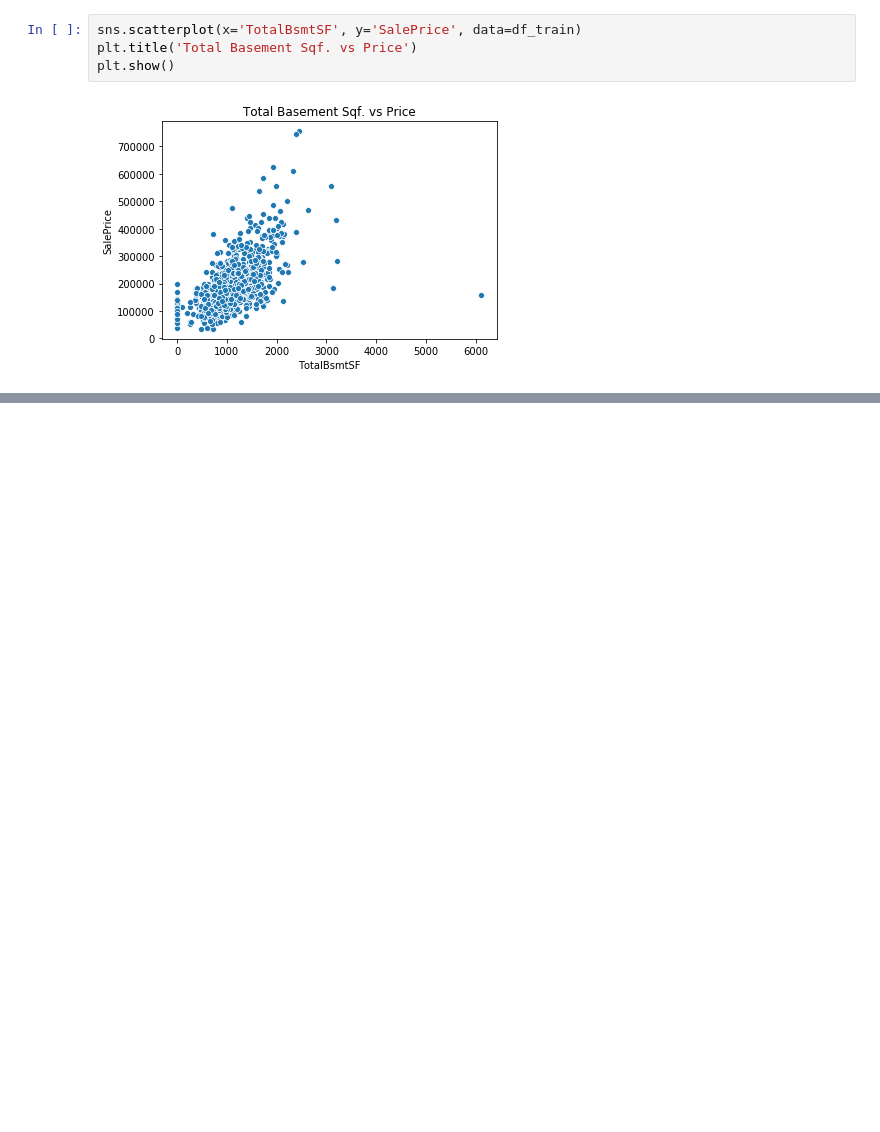
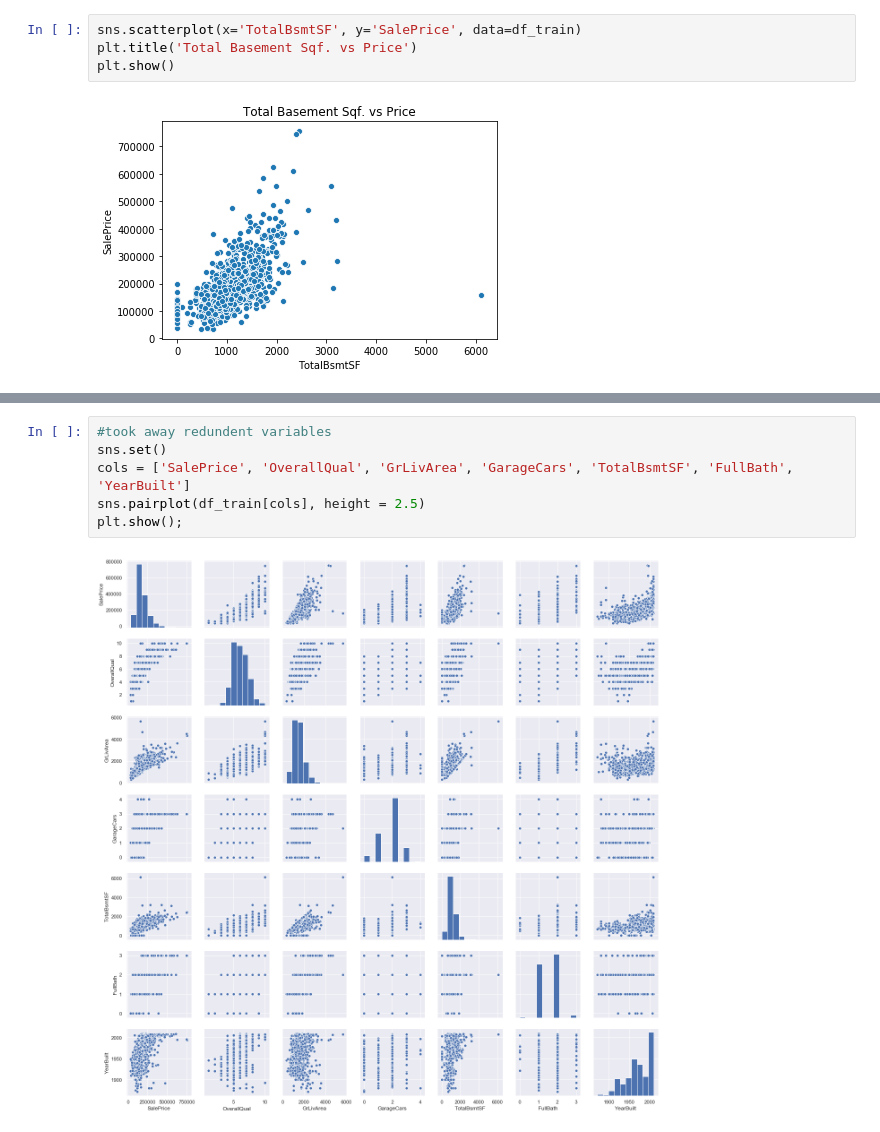
Before and after one commit to mkung8889/house_price_regression_kaggle, a Jupyter notebook: Data_Cleaning.ipynb, the cells around one changed output, grey strips where cells are left out. Cells and saved outputs as stored; diff of their text form; blank space fills up the shorter version.

```diff
--- a/Data_Cleaning.ipynb
+++ b/Data_Cleaning.ipynb
@@ -97,0 +111,8 @@ plt.show()
+# %%
+#took away redundent variables
+sns.set()
+cols = ['SalePrice', 'OverallQual', 'GrLivArea', 'GarageCars', 'TotalBsmtSF', 'FullBath', 'YearBuilt']
+sns.pairplot(df_train[cols], height = 2.5)
+plt.show();
+# %% [output]
+[figure, added]
```
Also changed, not shown: parts of 8 cells of this notebook.
